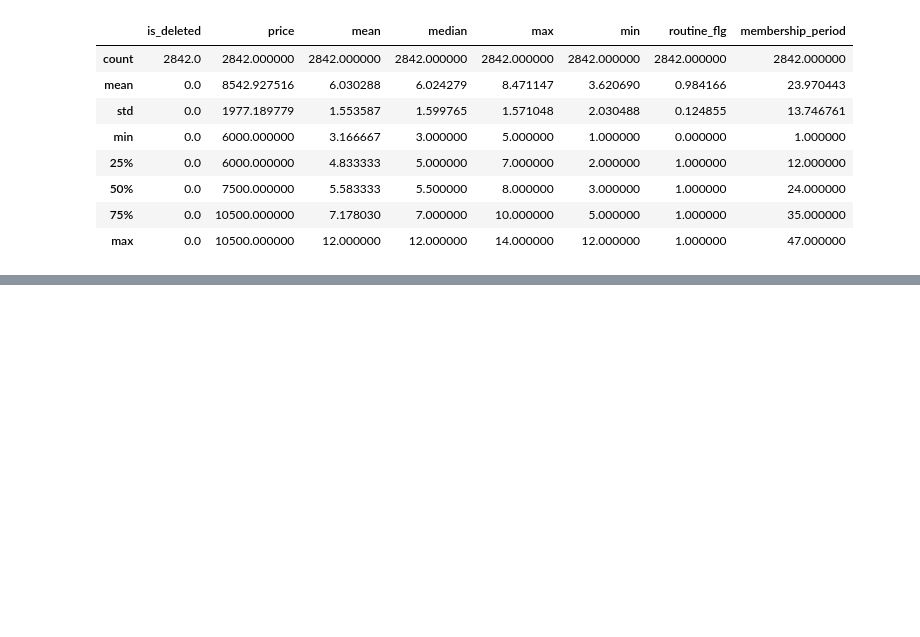
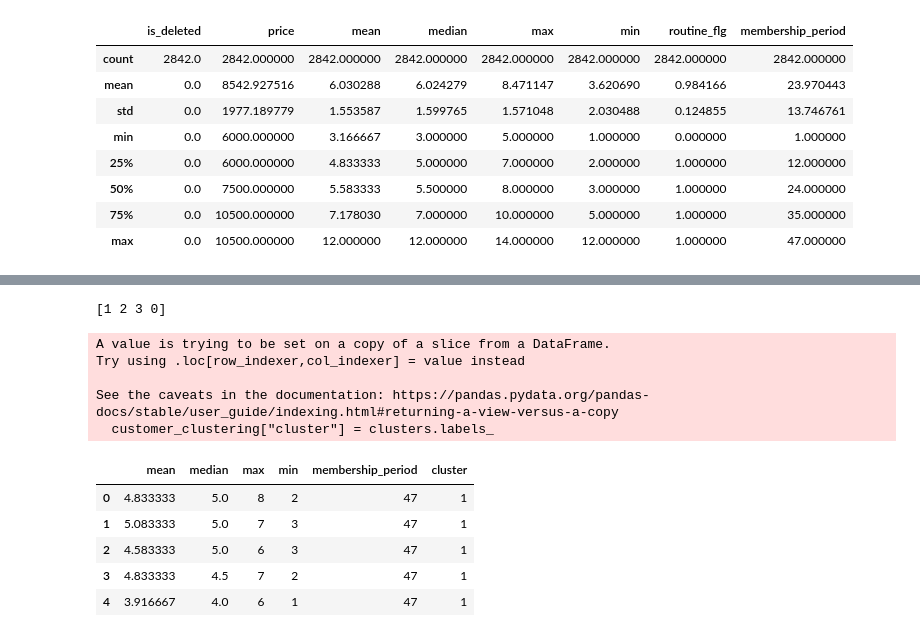
Before and after one commit to katuhito/workspace003, a Jupyter notebook: knock003.ipynb, the cells around one changed output, grey strips where cells are left out. Drawn from its saved outputs; the diff is of its cells as text; code cells hidden in the pictures; blank space fills up the shorter version.

```diff
--- a/knock003.ipynb
+++ b/knock003.ipynb
@@ -337,0 +372,9 @@ customer_join.to_csv("customer_join.csv", index=False)
+# %%
+"""顧客データをグループ化する"""
+#退会しているかどうかではなく、利用履歴に基づいたグループ化を行う
+#その場合、あらかじめ決められた正解がないので、教師なし学習のクラスタリングを用いる。
+#顧客のグループ化を行う=>customerデータを用いる。
+#クラスタリングに用いる変数=>mean, median, max, min,membership_period
+#必要な変数に絞り込む
+customer_clustering = customer[["mean", "median", "max", "min", "membership_period"]]
+customer_clustering.head()
@@ -337,0 +388,28 @@ customer_join.to_csv("customer_join.csv", index=False)
+# %%
+#クラスタリングを行う=>K-means法
+#変数間の距離をベースにグループ化を行う。
+#あらかじめグルーピングしたい数を指定する必要がある。ここでは4つのグループを指定する
+#月内利用回数：[mean,median,max,min]と最大値が47：[membership_period]ではデータの大きさが異なる。その場合、membership_periodに引っ張られてしまうので、標準化が必要になる。
+from sklearn.cluster import KMeans
+from sklearn.preprocessing import StandardScaler
+sc = StandardScaler()
+customer_clustering_sc = sc.fit_transform(customer_clustering)
+
+kmeans = KMeans(n_clusters=4, random_state=0)
+clusters = kmeans.fit(customer_clustering_sc)
+customer_clustering["cluster"] = clusters.labels_
+print(customer_clustering["cluster"].unique())
+customer_clustering.head()
+# %% [output]
+[1 2 3 0]
+A value is trying to be set on a copy of a slice from a DataFrame.
+Try using .loc[row_indexer,col_indexer] = value instead
+
+See the caveats in the documentation: https://pandas.pydata.org/pandas-docs/stable/user_guide/indexing.html#returning-a-view-versus-a-copy
+  customer_clustering["cluster"] = clusters.labels_
+|  | mean | median | max | min | membership_period | cluster |
+| 0 | 4.833333 | 5.0 | 8 | 2 | 47 | 1 |
+| 1 | 5.083333 | 5.0 | 7 | 3 | 47 | 1 |
+| 2 | 4.583333 | 5.0 | 6 | 3 | 47 | 1 |
+| 3 | 4.833333 | 4.5 | 7 | 2 | 47 | 1 |
+| 4 | 3.916667 | 4.0 | 6 | 1 | 47 | 1 |
```
Also changed, not shown: parts of 7 cells of this notebook, 1 other file.
